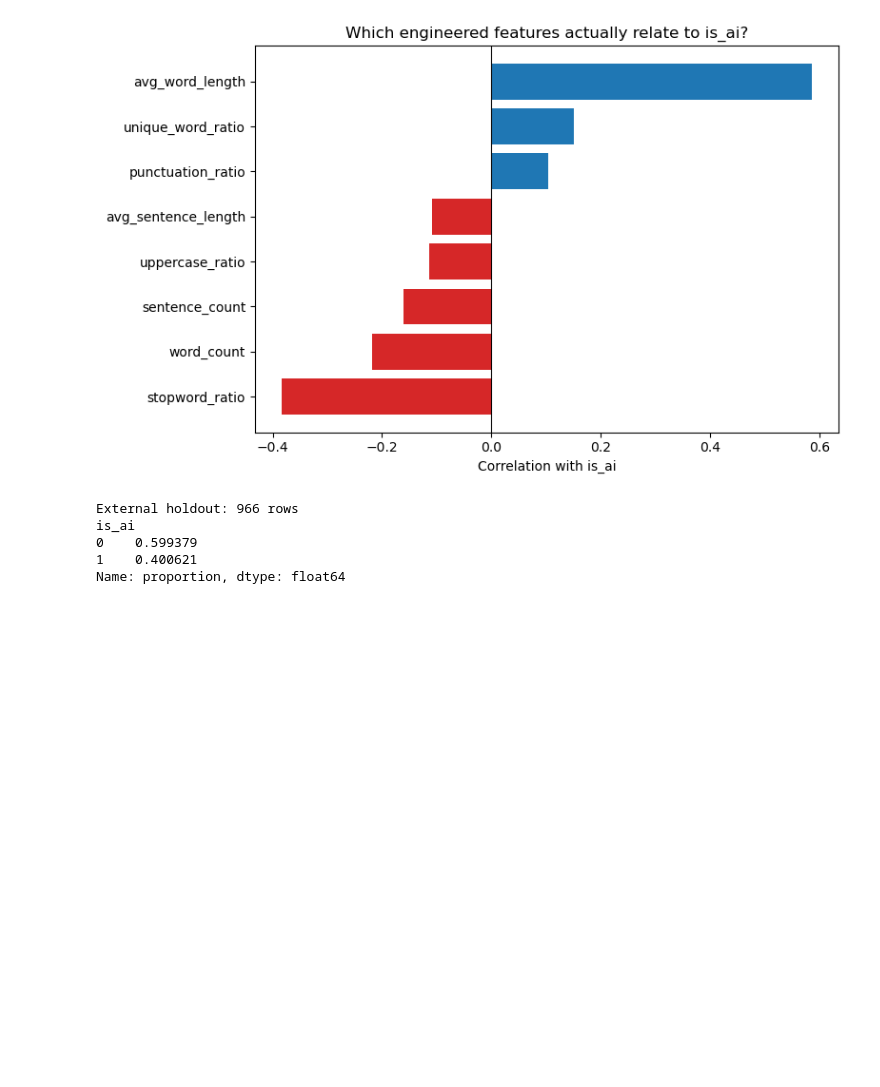
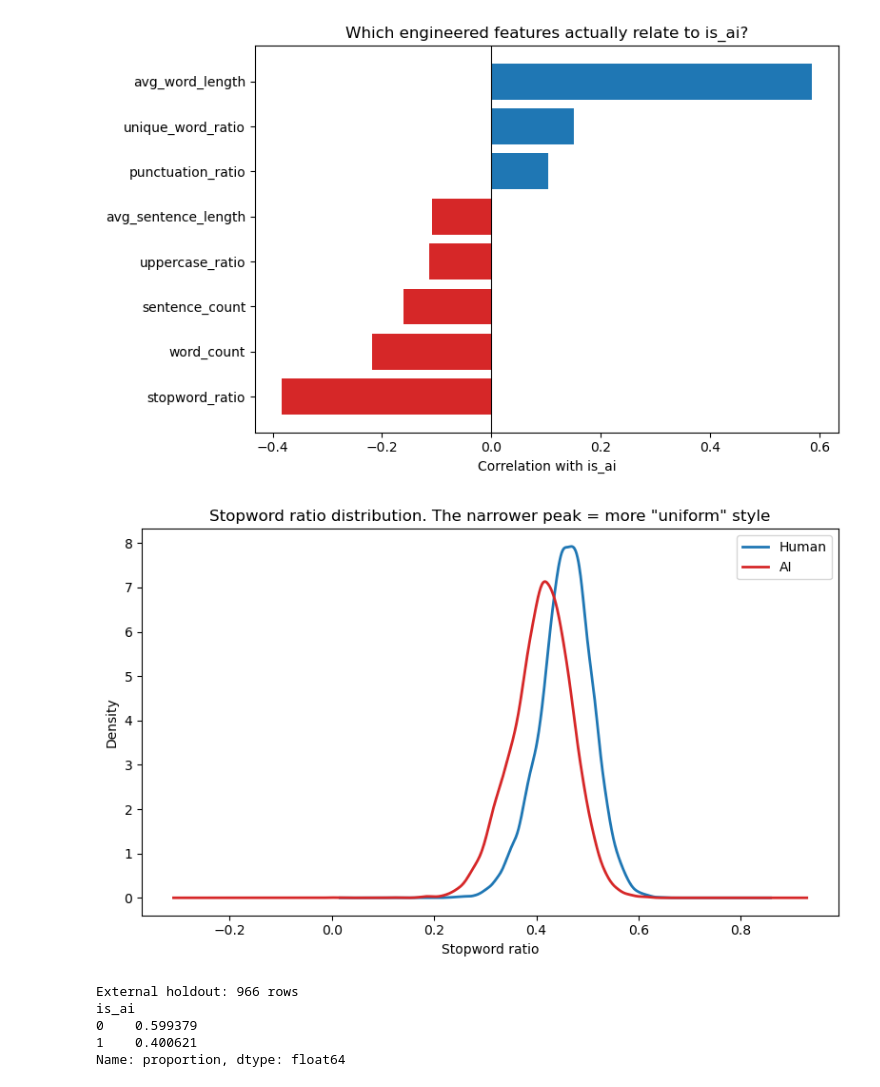
Before and after one commit to 105956658/COS30049-Group2-AI_Governance, a Jupyter notebook: eda.ipynb, the cells around one changed output. Cells and saved outputs as stored; diff of their text form; code cells hidden in the pictures; blank space fills up the shorter version.

Commit message:
Added overlaid KDE plots

```diff
--- a/eda.ipynb
+++ b/eda.ipynb
@@ -433,3 +433,16 @@ plt.tight_layout()
 plt.show()
 # %% [output]
 [figure]
+# %%
+fig, ax = plt.subplots(figsize=(8, 5))
+for label, name, color in [(0, 'Human', 'tab:blue'), (1, 'AI', 'tab:red')]:
+    sample.loc[sample['is_ai'] == label, 'stopword_ratio'].plot(
+        kind='kde', ax=ax, label=name, color=color, linewidth=2
+    )
+ax.set_xlabel('Stopword ratio')
+ax.set_title('Stopword ratio distribution. The narrower peak = more "uniform" style')
+ax.legend()
+plt.tight_layout()
+plt.show()
+# %% [output]
+[figure, added]
```
Also changed, not shown: parts of 1 cell of this notebook.
